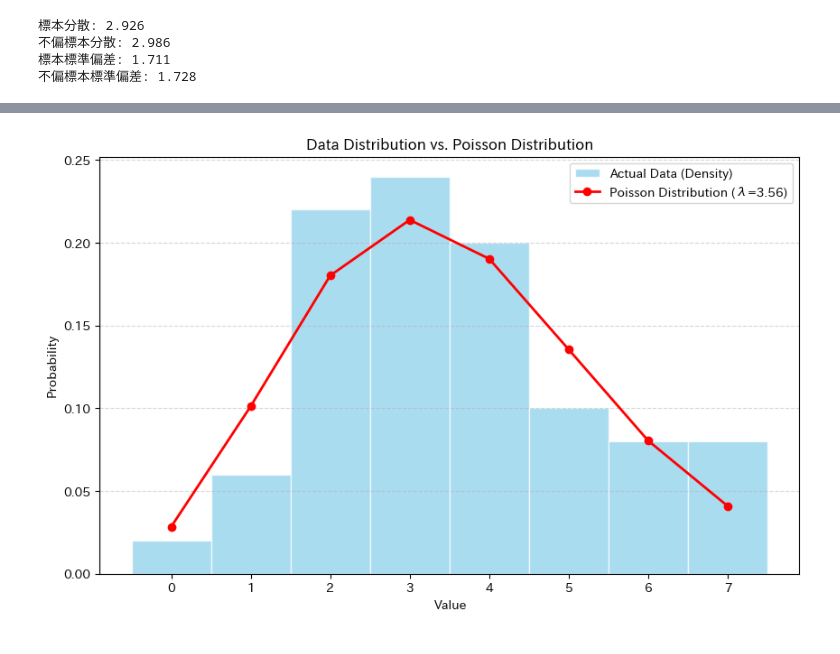
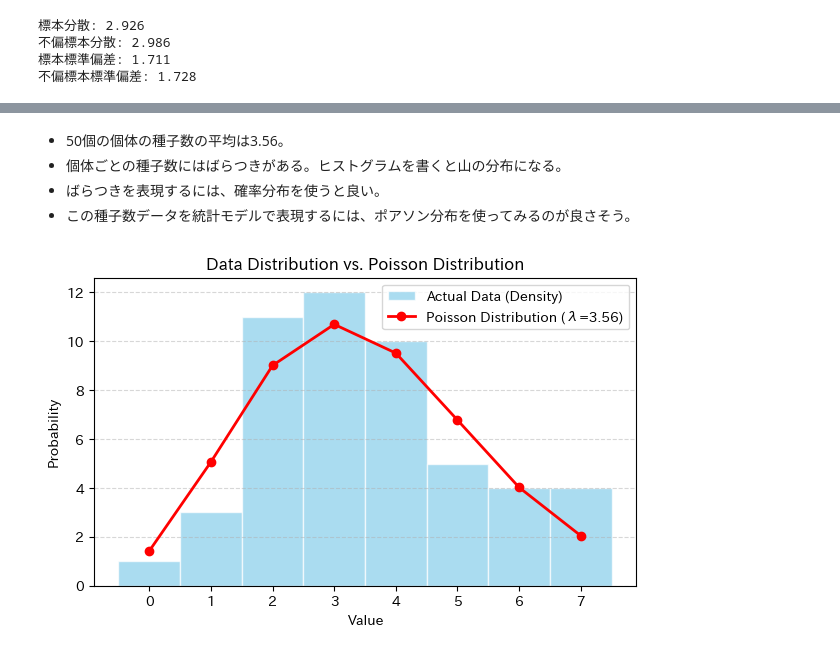
Before and after one commit to morison28/ds_asset, a Jupyter notebook: B01/ch02.ipynb, the cells around one changed output, grey strips where cells are left out. Saved outputs shown, nothing was run; the diff lists cells and outputs as text; code cells hidden in the pictures.

```diff
--- a/B01/ch02.ipynb
+++ b/B01/ch02.ipynb
@@ -80,31 +99,36 @@ print(f"不偏標本標準偏差: {std_unbiased:.3f}")
+# %% [markdown]
+- 50個の個体の種子数の平均は3.56。
+- 個体ごとの種子数にはばらつきがある。ヒストグラムを書くと山の分布になる。
+- ばらつきを表現するには、確率分布を使うと良い。
+- この種子数データを統計モデルで表現するには、ポアソン分布を使ってみるのが良さそう。
 # %%
 # データの平均 (λ)
 mu = np.mean(data)
 
 # プロット用のx軸（0からデータの最大値まで）
 x = np.arange(0, np.max(data) + 1)
 
 # ポアソン分布の理論値
 poisson_pmf = poisson.pmf(x, mu)
 
-plt.figure(figsize=(10, 6))
+plt.figure(figsize=(7, 4))
 
-# 1. 実際のデータのヒストグラム（正規化）
-plt.hist(data, bins=np.arange(9)-0.5, density=True, color='skyblue',
+# ヒストグラム
+plt.hist(data, bins=np.arange(9)-0.5, color='skyblue',
          edgecolor='white', alpha=0.7, label='Actual Data (Density)')
 
-# 2. ポアソン分布の折れ線グラフ
-plt.plot(x, poisson_pmf, marker='o', linestyle='-', color='red',
+# ポアソン分布の折れ線グラフ
+plt.plot(x, poisson_pmf*len(data), marker='o', linestyle='-', color='red',
          linewidth=2, label=f'Poisson Distribution (λ={mu:.2f})')
 
 # グラフの装飾
 plt.title('Data Distribution vs. Poisson Distribution')
 plt.xlabel('Value')
 plt.ylabel('Probability')
 plt.xticks(x)
 plt.legend()
 plt.grid(axis='y', linestyle='--', alpha=0.5)
 
 plt.show()
 # %% [output]
-[figure, old version]
+[figure, new version]
```
Also changed, not shown: parts of 10 cells of this notebook.
